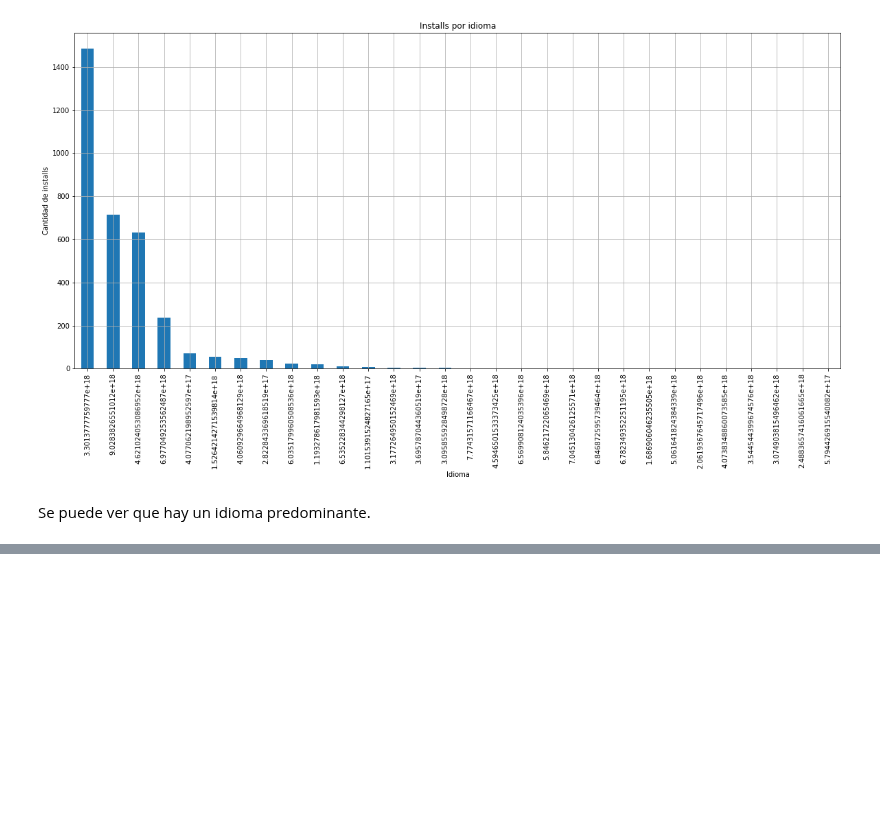
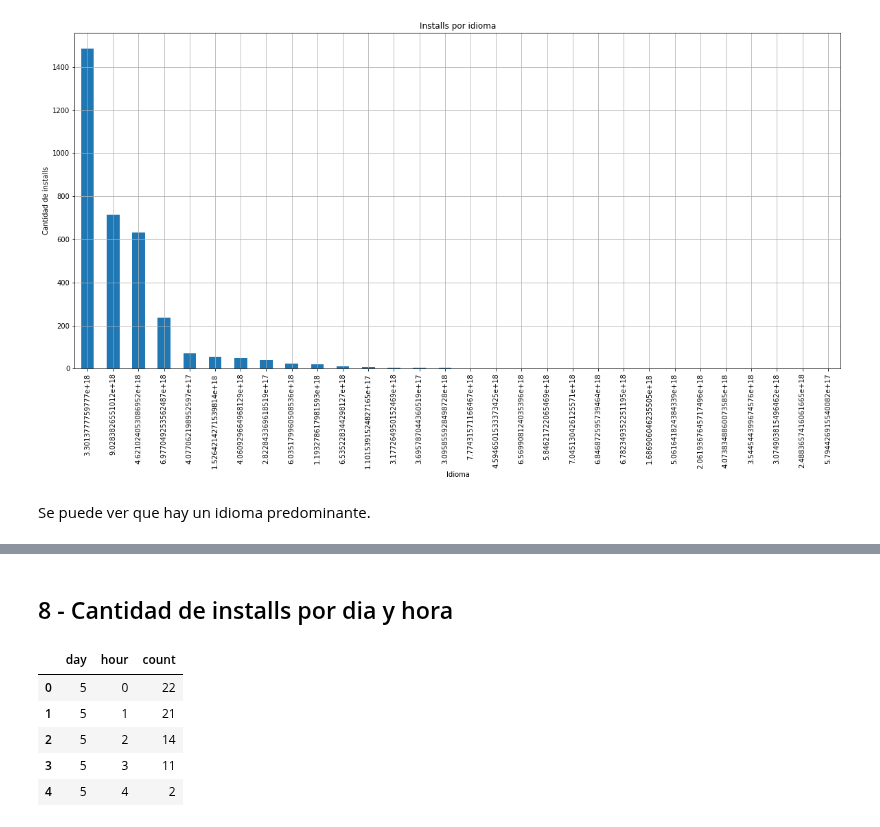
Before and after one commit to sberoch/Datos, a Jupyter notebook: installs.ipynb, the cells around one changed output, grey strips where cells are left out. Drawn from its saved outputs; the diff is of its cells as text; code cells hidden in the pictures; blank space fills up the shorter version.

```diff
--- a/installs.ipynb
+++ b/installs.ipynb
@@ -170,0 +201,14 @@ Se puede ver que hay un idioma predominante.
+# %% [markdown]
+## 8 - Cantidad de installs por dia y hora
+# %%
+installs_day_hour = installs.groupby(['day','hour']).agg({'hour':'count'})
+installs_day_hour = installs_day_hour.rename(columns={'hour':'count'})
+installs_day_hour = installs_day_hour.reset_index()
+installs_day_hour.head()
+# %% [output]
+|  | day | hour | count |
+| 0 | 5 | 0 | 22 |
+| 1 | 5 | 1 | 21 |
+| 2 | 5 | 2 | 14 |
+| 3 | 5 | 3 | 11 |
+| 4 | 5 | 4 | 2 |
```
Also changed, not shown: parts of 13 cells of this notebook.
